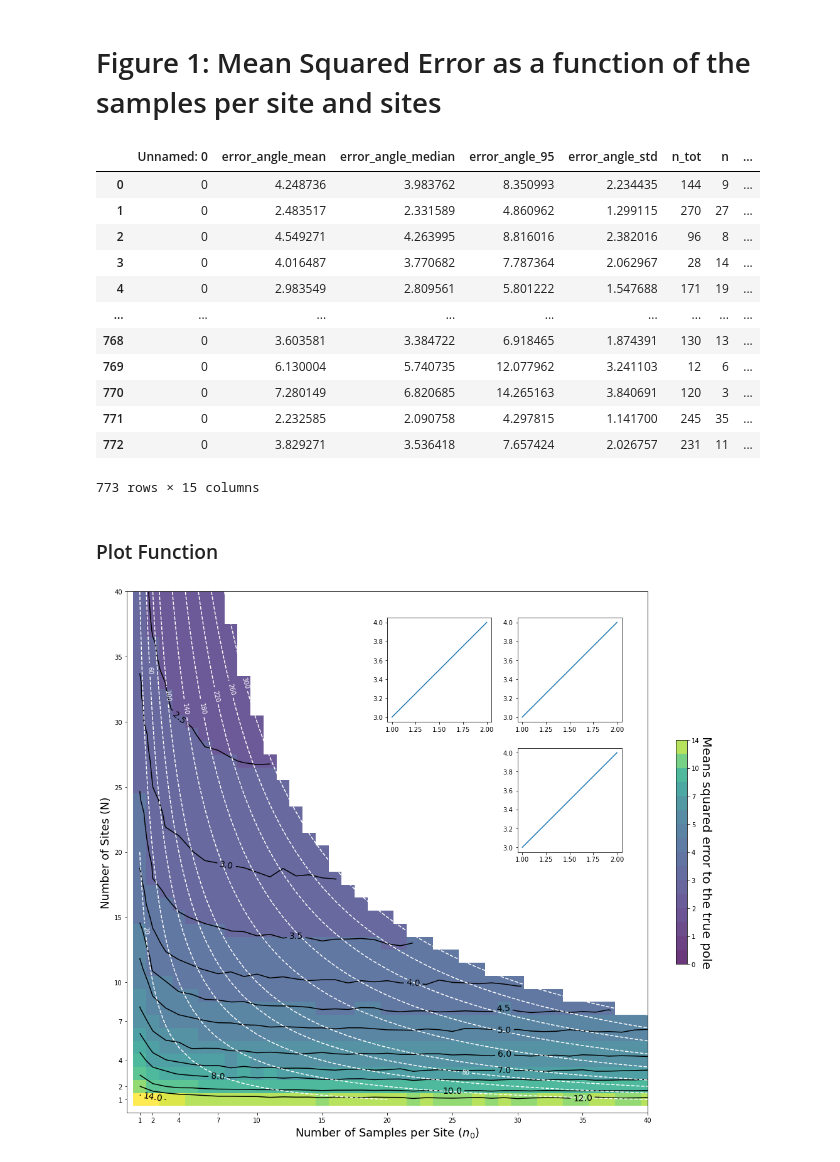
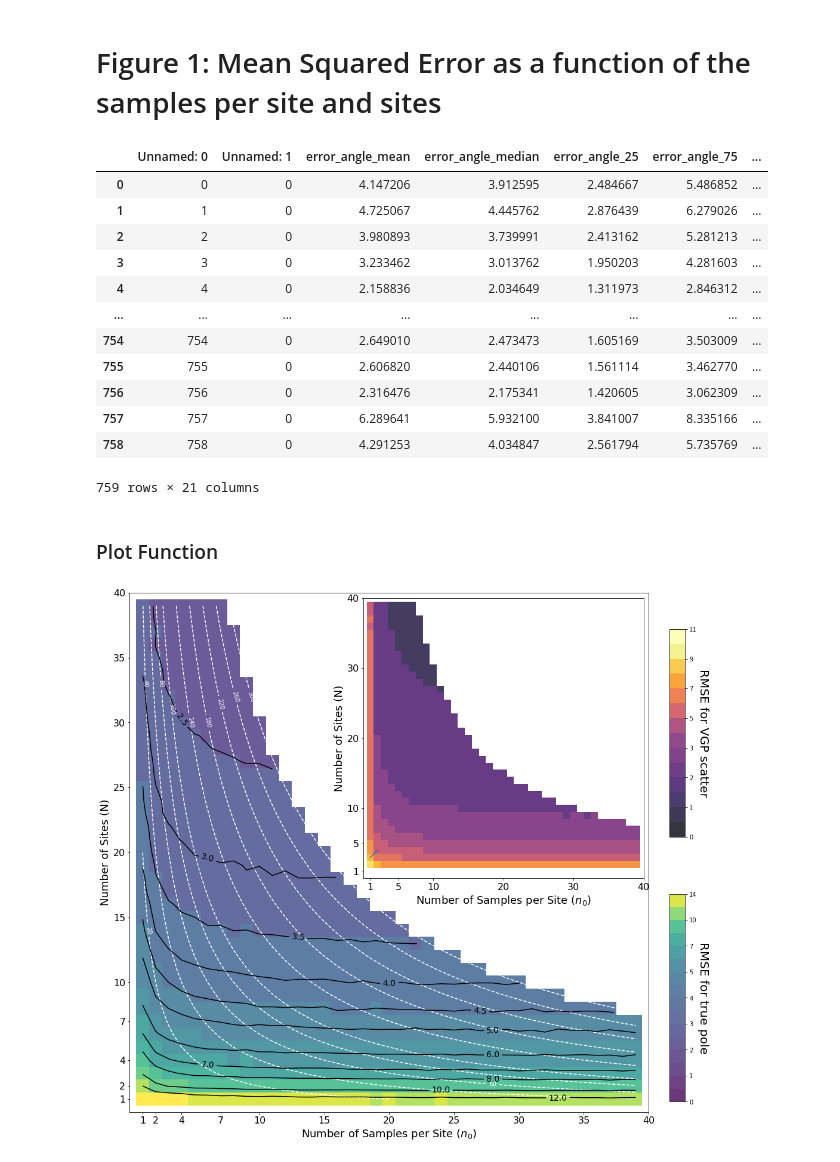
Before and after one commit to PolarWandering/PaleoSampling, a Jupyter notebook: figures/Figure1.ipynb, the cells around one changed output. Saved outputs shown, nothing was run; the diff lists cells and outputs as text; code cells hidden in the pictures.

Commit message:
Figure 1 with VGP scatter subpanel

```diff
--- a/figures/Figure1.ipynb
+++ b/figures/Figure1.ipynb
@@ -7,20 +9,21 @@ import matplotlib.pyplot as plt
 # %%
-df = pd.read_csv('../outputs/fig1_5000samples.csv')
+# df = pd.read_csv('../outputs/fig1_5000samples.csv')
+df = pd.read_csv('../outputs/fig1a_10000sim_summary.csv')
 df
 # %% [output]
-|  | Unnamed: 0 | error_angle_mean | error_angle_median | error_angle_95 | error_angle_std | n_tot | n | ... |
-| 0 | 0 | 4.248736 | 3.983762 | 8.350993 | 2.234435 | 144 | 9 | ... |
-| 1 | 0 | 2.483517 | 2.331589 | 4.860962 | 1.299115 | 270 | 27 | ... |
-| 2 | 0 | 4.549271 | 4.263995 | 8.816016 | 2.382016 | 96 | 8 | ... |
-| 3 | 0 | 4.016487 | 3.770682 | 7.787364 | 2.062967 | 28 | 14 | ... |
-| 4 | 0 | 2.983549 | 2.809561 | 5.801222 | 1.547688 | 171 | 19 | ... |
-| ... | ... | ... | ... | ... | ... | ... | ... | ... |
-| 768 | 0 | 3.603581 | 3.384722 | 6.918465 | 1.874391 | 130 | 13 | ... |
-| 769 | 0 | 6.130004 | 5.740735 | 12.077962 | 3.241103 | 12 | 6 | ... |
-| 770 | 0 | 7.280149 | 6.820685 | 14.265163 | 3.840691 | 120 | 3 | ... |
-| 771 | 0 | 2.232585 | 2.090758 | 4.297815 | 1.141700 | 245 | 35 | ... |
-| 772 | 0 | 3.829271 | 3.536418 | 7.657424 | 2.026757 | 231 | 11 | ... |
+|  | Unnamed: 0 | Unnamed: 1 | error_angle_mean | error_angle_median | error_angle_25 | error_angle_75 | ... |
+| 0 | 0 | 0 | 4.147206 | 3.912595 | 2.484667 | 5.486852 | ... |
+| 1 | 1 | 0 | 4.725067 | 4.445762 | 2.876439 | 6.279026 | ... |
+| 2 | 2 | 0 | 3.980893 | 3.739991 | 2.413162 | 5.281213 | ... |
+| 3 | 3 | 0 | 3.233462 | 3.013762 | 1.950203 | 4.281603 | ... |
+| 4 | 4 | 0 | 2.158836 | 2.034649 | 1.311973 | 2.846312 | ... |
+| ... | ... | ... | ... | ... | ... | ... | ... |
+| 754 | 754 | 0 | 2.649010 | 2.473473 | 1.605169 | 3.503009 | ... |
+| 755 | 755 | 0 | 2.606820 | 2.440106 | 1.561114 | 3.462770 | ... |
+| 756 | 756 | 0 | 2.316476 | 2.175341 | 1.420605 | 3.062309 | ... |
+| 757 | 757 | 0 | 6.289641 | 5.932100 | 3.841007 | 8.335166 | ... |
+| 758 | 758 | 0 | 4.291253 | 4.034847 | 2.561794 | 5.735769 | ... |
-773 rows × 15 columns
+759 rows × 21 columns
 # %% [markdown]
 ### Plot Function
 # %%
@@ -85,6 +116,8 @@ df_filter = df[(df.site_lat==30)
              & (df.outlier_rate==0.00)
              & (df.ignore_outliers==False)]
 # %%
-contour_from_pandas(df_filter.pivot('n', 'k', 'error_angle_mean'))
+plot_angle_error(df_filter.pivot('N', 'n0', 'error_angle_mean'),
+                 df_filter.pivot('N', 'n0', 'error_vgp_scatter'),
+                 save_plot=True)
 # %% [output]
-[figure, old version]
+[figure, new version]
```
Also changed, not shown: parts of 9 cells of this notebook, 1 other file.
